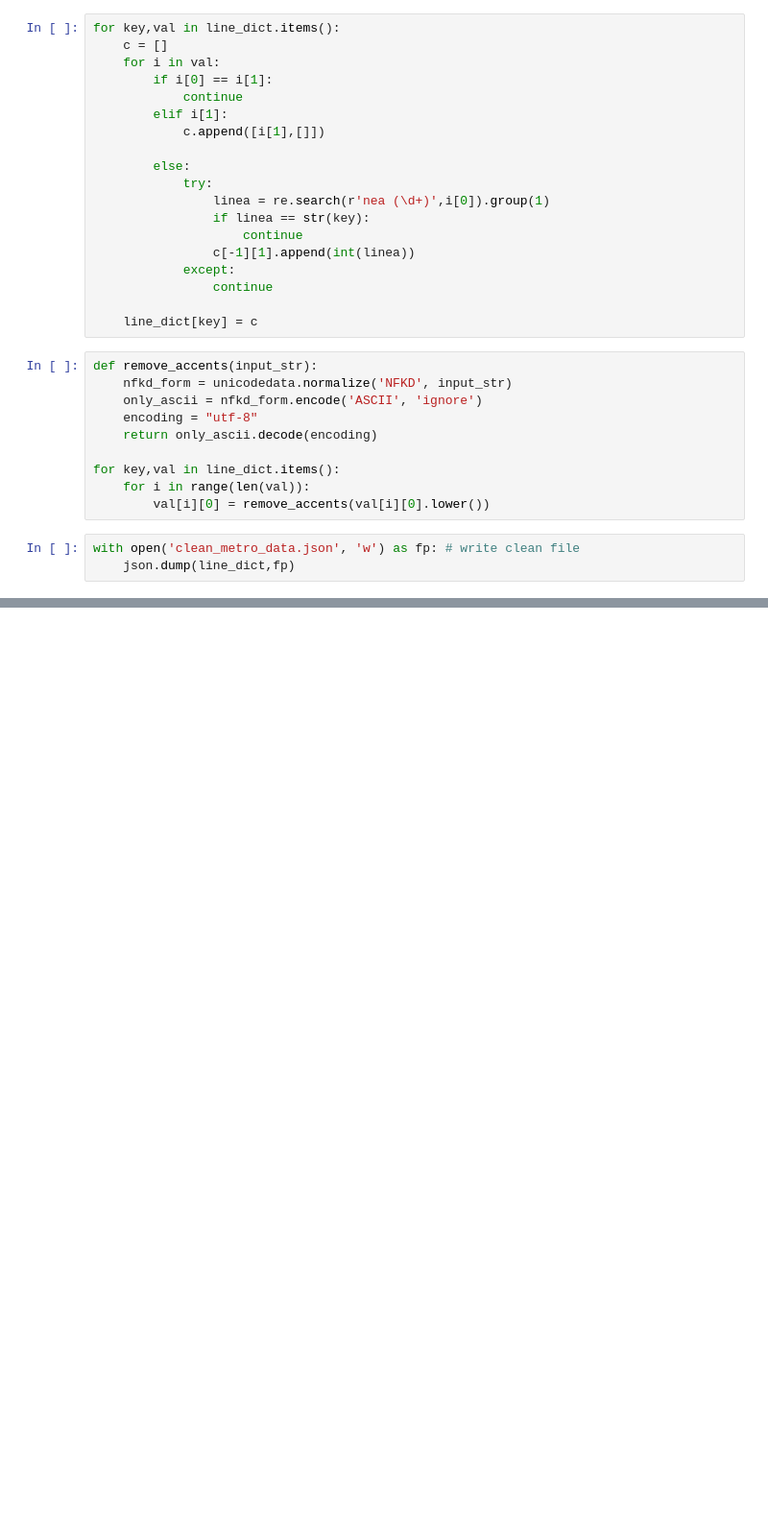
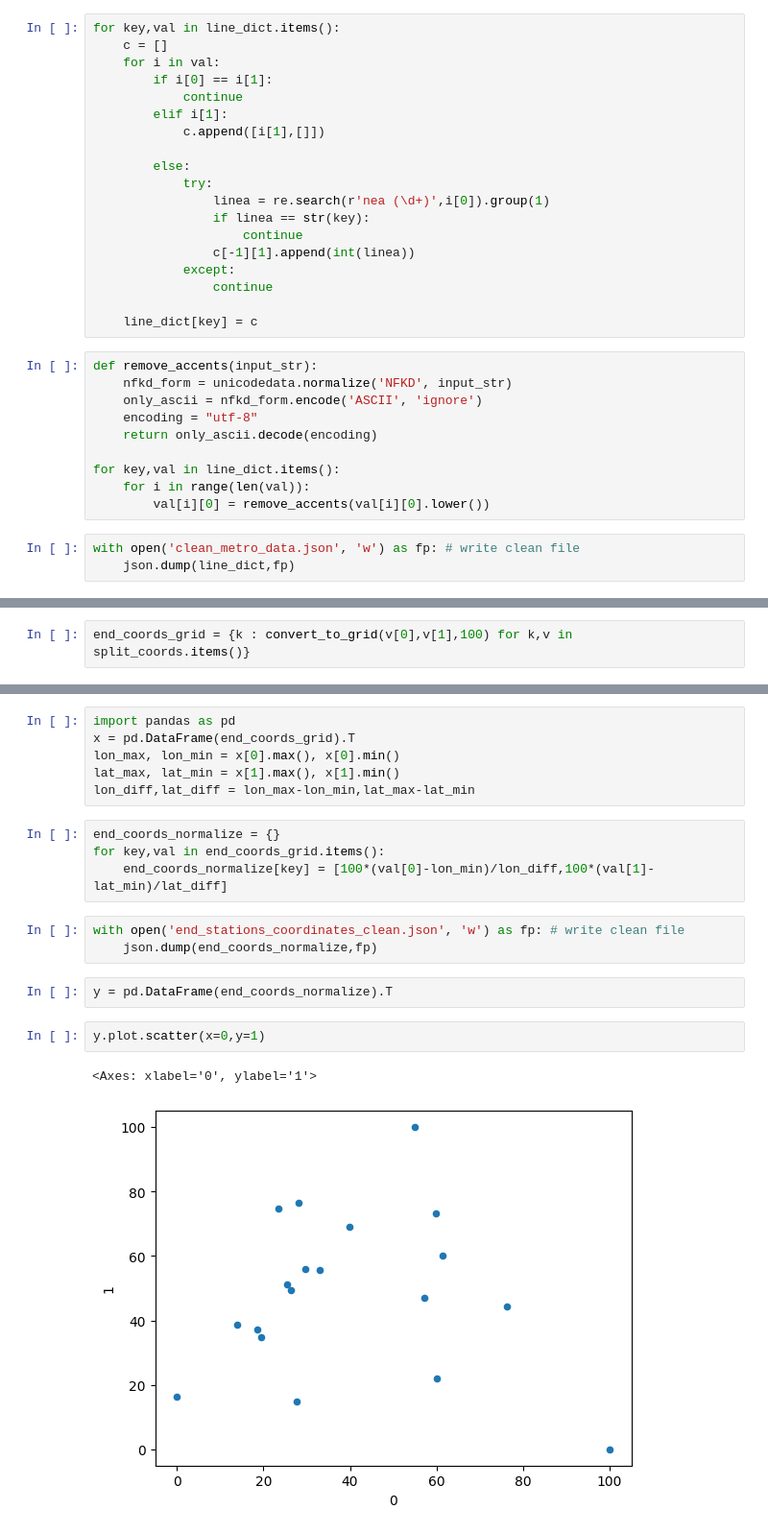
Before and after one commit to jmgpgit/Final-Project, a Jupyter notebook: exploration/madrid_metro/Data_Clean_Code.ipynb, the cells around one changed output, grey strips where cells are left out. Shown at 96% size. Drawn from its saved outputs; the diff is of its cells as text; blank space fills up the shorter version.

```diff
--- a/exploration/madrid_metro/Data_Clean_Code.ipynb
+++ b/exploration/madrid_metro/Data_Clean_Code.ipynb
@@ -65,0 +128,2 @@ with open('clean_metro_data.json', 'w') as fp: # write clean file
+# %%
+end_coords_grid = {k : convert_to_grid(v[0],v[1],100) for k,v in split_coords.items()}
@@ -65,0 +152,20 @@ with open('clean_metro_data.json', 'w') as fp: # write clean file
+# %%
+import pandas as pd
+x = pd.DataFrame(end_coords_grid).T
+lon_max, lon_min = x[0].max(), x[0].min()
+lat_max, lat_min = x[1].max(), x[1].min()
+lon_diff,lat_diff = lon_max-lon_min,lat_max-lat_min
+# %%
+end_coords_normalize = {}
+for key,val in end_coords_grid.items():
+    end_coords_normalize[key] = [100*(val[0]-lon_min)/lon_diff,100*(val[1]-lat_min)/lat_diff]
+# %%
+with open('end_stations_coordinates_clean.json', 'w') as fp: # write clean file
+    json.dump(end_coords_normalize,fp)
+# %%
+y = pd.DataFrame(end_coords_normalize).T
+# %%
+y.plot.scatter(x=0,y=1)
+# %% [output]
+<Axes: xlabel='0', ylabel='1'>
+[figure, added]
```
Also changed, not shown: parts of 12 cells of this notebook, 6 other files.
